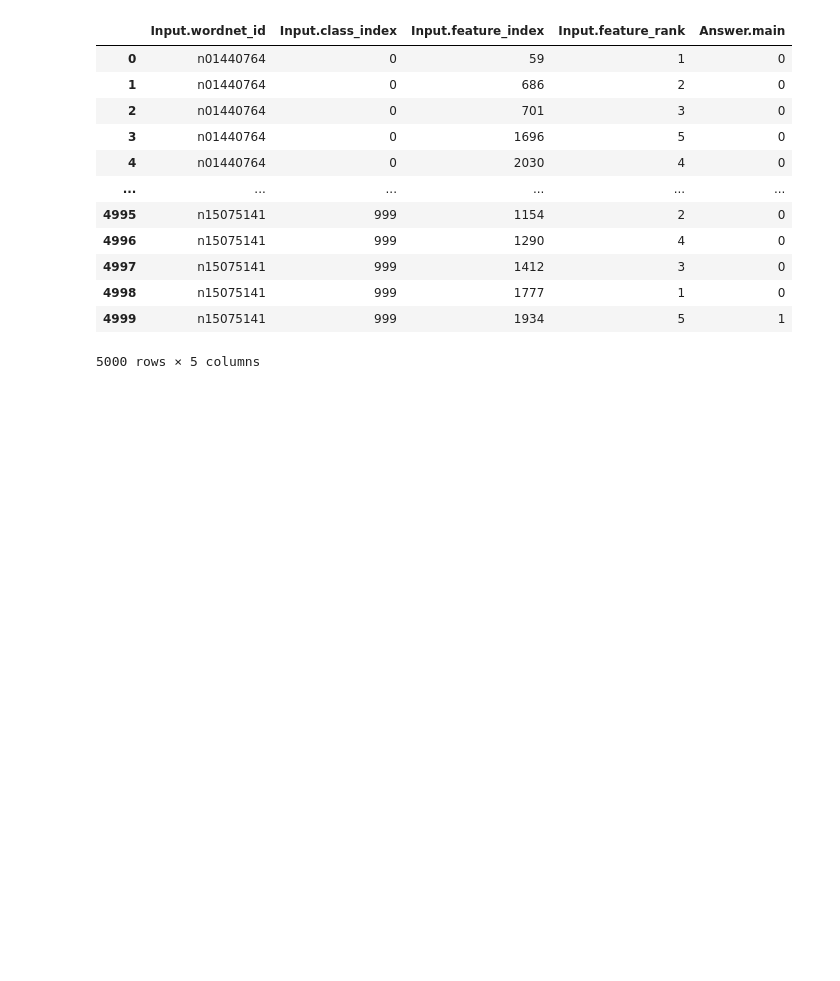
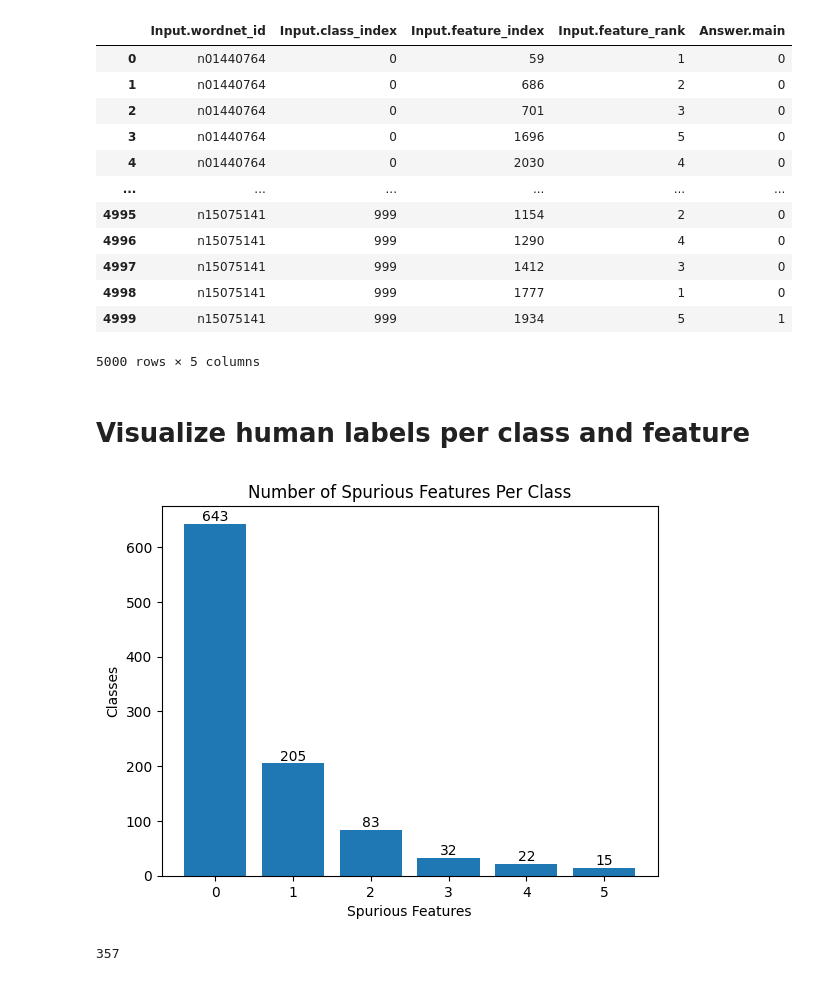
Before and after one commit to victorojewale/projectHoneyPot, a Jupyter notebook: process_feature_labels/test_process_feature_labels.ipynb, the cells around one changed output. Drawn from its saved outputs; the diff is of its cells as text; code cells hidden in the pictures; blank space fills up the shorter version.

Commit message:
spurious feautre labeling and visualization completed

```diff
--- a/process_feature_labels/test_process_feature_labels.ipynb
+++ b/process_feature_labels/test_process_feature_labels.ipynb
@@ -40,3 +40,5 @@ aggregated_labels
 
 aggregated_data_path = '../data_annotations/aggregated_imagenet_mturk.csv'
 store_aggregated_labels(aggregated_data_path, aggregated_labels)
+# %% [markdown]
+# Visualize human labels per class and feature
@@ -42,0 +47,18 @@ store_aggregated_labels(aggregated_data_path, aggregated_labels)
+# %%
+plt.figure()
+#class and number of spurious features
+class_spurious = aggregated_labels.groupby('Input.class_index')['Answer.main'].sum().reset_index()
+heights = class_spurious.groupby('Answer.main').size()
+plt.bar(x = range(6), height=heights)
+for i, height in enumerate(heights):
+    plt.text(i, height, str(height), ha='center', va='bottom')
+plt.xlabel('Spurious Features')
+plt.ylabel('Classes')
+plt.title('Number of Spurious Features Per Class')
+plt.show()
+# %% [output]
+[figure, added]
+# %%
+print(sum(heights[1:]))  #equal to 357 so data is bene
+# %% [output]
+357
```
Also changed, not shown: parts of 1 cell of this notebook.
